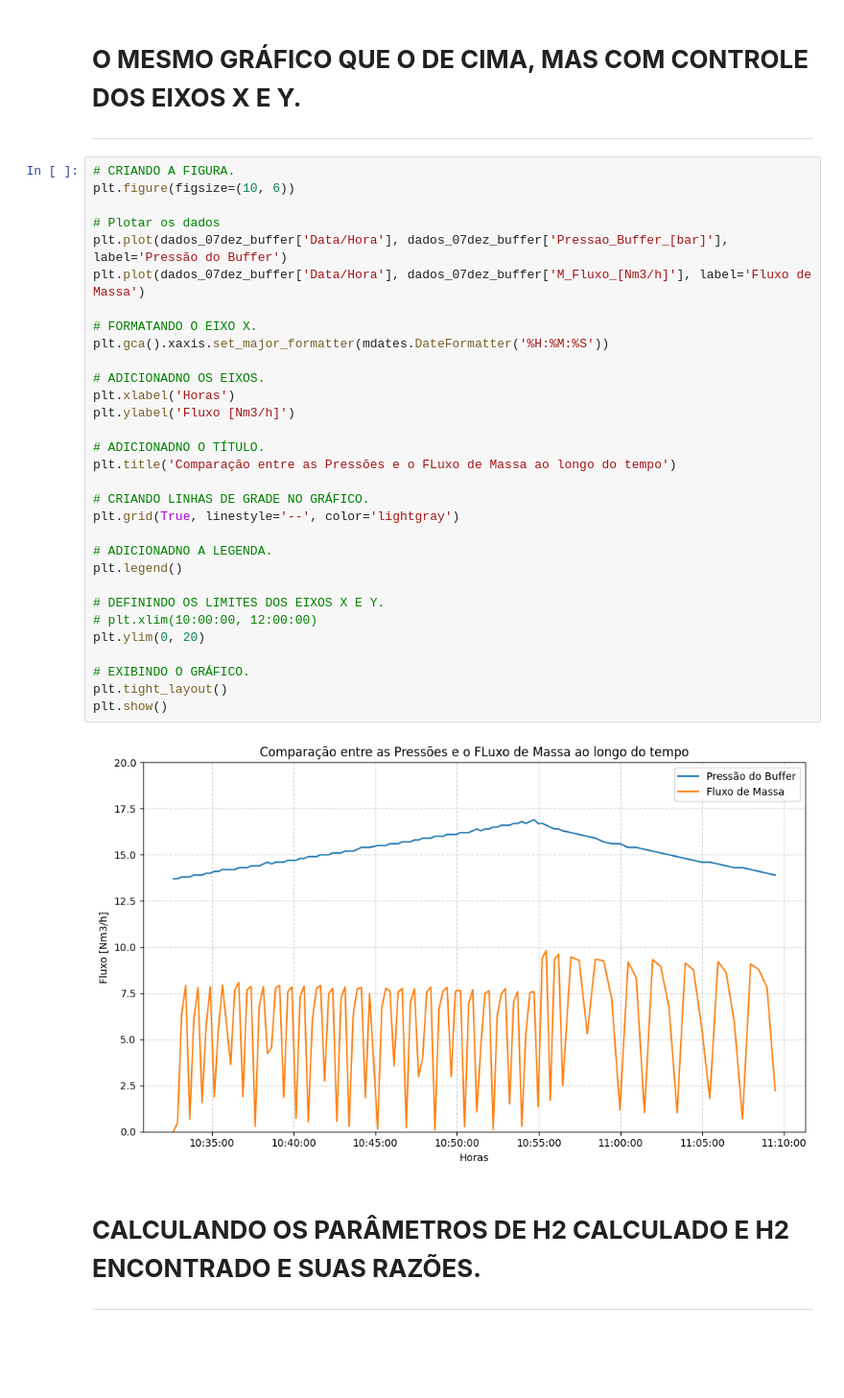
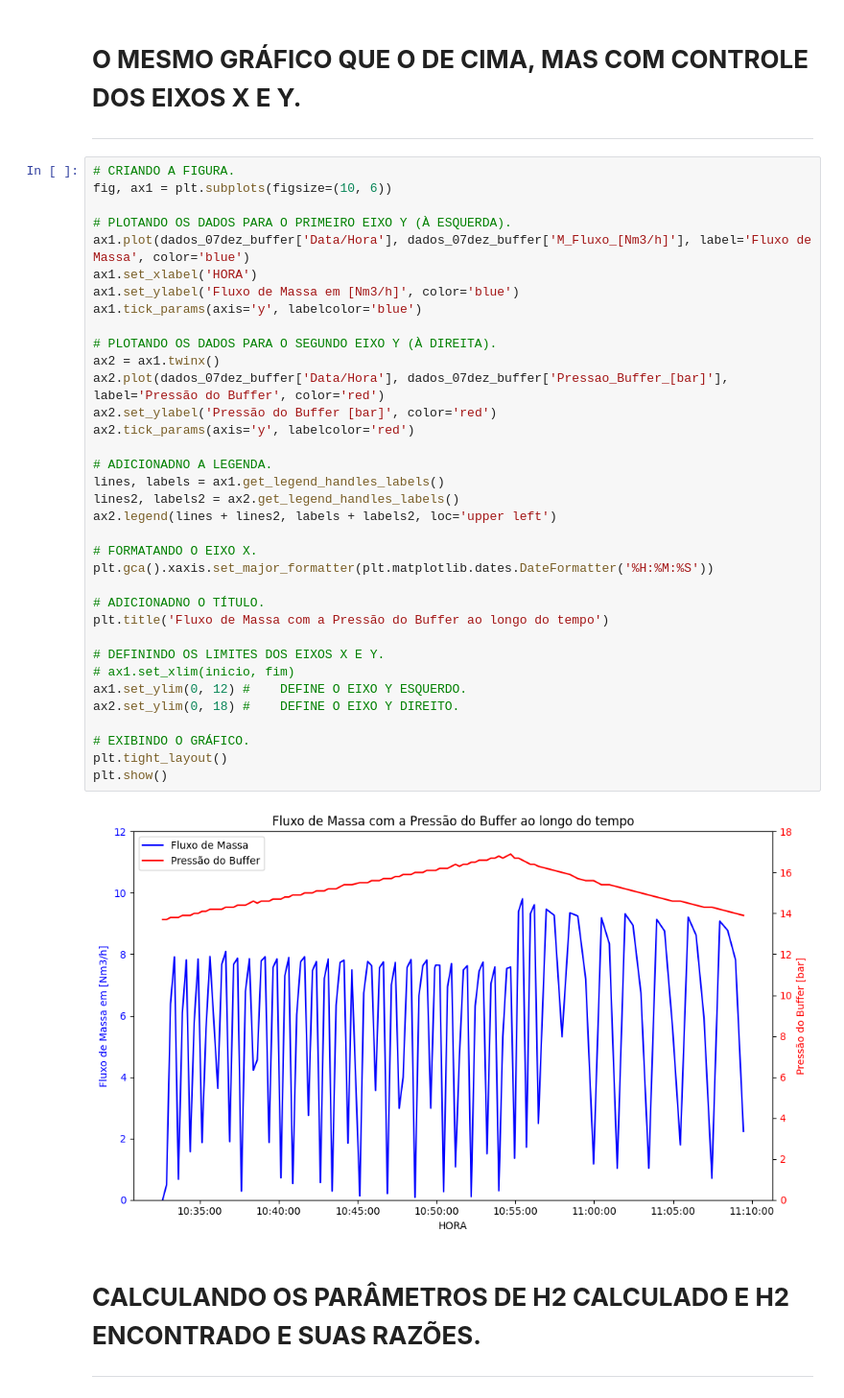
Before and after one commit to MalVaroTor/MalVaroTor, a Jupyter notebook: TCC_2_CAL_MASSA.ipynb, the cells around one changed output. Shown at 96% size. Drawn from its saved outputs; the diff is of its cells as text; blank space fills up the shorter version.

```diff
--- a/TCC_2_CAL_MASSA.ipynb
+++ b/TCC_2_CAL_MASSA.ipynb
@@ -586,39 +589,43 @@ plt.show()
 # **O MESMO GRÁFICO QUE O DE CIMA, MAS COM CONTROLE DOS EIXOS X E Y.**
 
 ---
-# %%
-# CRIANDO A FIGURA.
-plt.figure(figsize=(10, 6))
-
-# Plotar os dados
-plt.plot(dados_07dez_buffer['Data/Hora'], dados_07dez_buffer['Pressao_Buffer_[bar]'], label='Pressão do Buffer')
-plt.plot(dados_07dez_buffer['Data/Hora'], dados_07dez_buffer['M_Fluxo_[Nm3/h]'], label='Fluxo de Massa')
-
-# FORMATANDO O EIXO X.
-plt.gca().xaxis.set_major_formatter(mdates.DateFormatter('%H:%M:%S'))
-
-# ADICIONADNO OS EIXOS.
-plt.xlabel('Horas')
-plt.ylabel('Fluxo [Nm3/h]')
-
-# ADICIONADNO O TÍTULO.
-plt.title('Comparação entre as Pressões e o FLuxo de Massa ao longo do tempo')
-
-# CRIANDO LINHAS DE GRADE NO GRÁFICO.
-plt.grid(True, linestyle='--', color='lightgray')
-
-# ADICIONADNO A LEGENDA.
-plt.legend()
-
-# DEFININDO OS LIMITES DOS EIXOS X E Y.
-# plt.xlim(10:00:00, 12:00:00)
-plt.ylim(0, 20)
-
-# EXIBINDO O GRÁFICO.
-plt.tight_layout()
-plt.show()
-# %% [output]
-[figure, removed]
+# %%
+# CRIANDO A FIGURA.
+fig, ax1 = plt.subplots(figsize=(10, 6))
+
+# PLOTANDO OS DADOS PARA O PRIMEIRO EIXO Y (À ESQUERDA).
+ax1.plot(dados_07dez_buffer['Data/Hora'], dados_07dez_buffer['M_Fluxo_[Nm3/h]'], label='Fluxo de Massa', color='blue')
+ax1.set_xlabel('HORA')
+ax1.set_ylabel('Fluxo de Massa em [Nm3/h]', color='blue')
+ax1.tick_params(axis='y', labelcolor='blue')
+
+# PLOTANDO OS DADOS PARA O SEGUNDO EIXO Y (À DIREITA).
+ax2 = ax1.twinx()
+ax2.plot(dados_07dez_buffer['Data/Hora'], dados_07dez_buffer['Pressao_Buffer_[bar]'], label='Pressão do Buffer', color='red')
+ax2.set_ylabel('Pressão do Buffer [bar]', color='red')
+ax2.tick_params(axis='y', labelcolor='red')
+
+# ADICIONADNO A LEGENDA.
+lines, labels = ax1.get_legend_handles_labels()
+lines2, labels2 = ax2.get_legend_handles_labels()
+ax2.legend(lines + lines2, labels + labels2, loc='upper left')
+
+# FORMATANDO O EIXO X.
+plt.gca().xaxis.set_major_formatter(plt.matplotlib.dates.DateFormatter('%H:%M:%S'))
+
+# ADICIONADNO O TÍTULO.
+plt.title('Fluxo de Massa com a Pressão do Buffer ao longo do tempo')
+
+# DEFININDO OS LIMITES DOS EIXOS X E Y.
+# ax1.set_xlim(inicio, fim)
+ax1.set_ylim(0, 12) #    DEFINE O EIXO Y ESQUERDO.
+ax2.set_ylim(0, 18) #    DEFINE O EIXO Y DIREITO.
+
+# EXIBINDO O GRÁFICO.
+plt.tight_layout()
+plt.show()
+# %% [output]
+[figure, added]
 # %% [markdown]
 # **CALCULANDO OS PARÂMETROS DE H2 CALCULADO E H2 ENCONTRADO E SUAS RAZÕES.**
 ---
```
Also changed, not shown: parts of 3 cells of this notebook.
